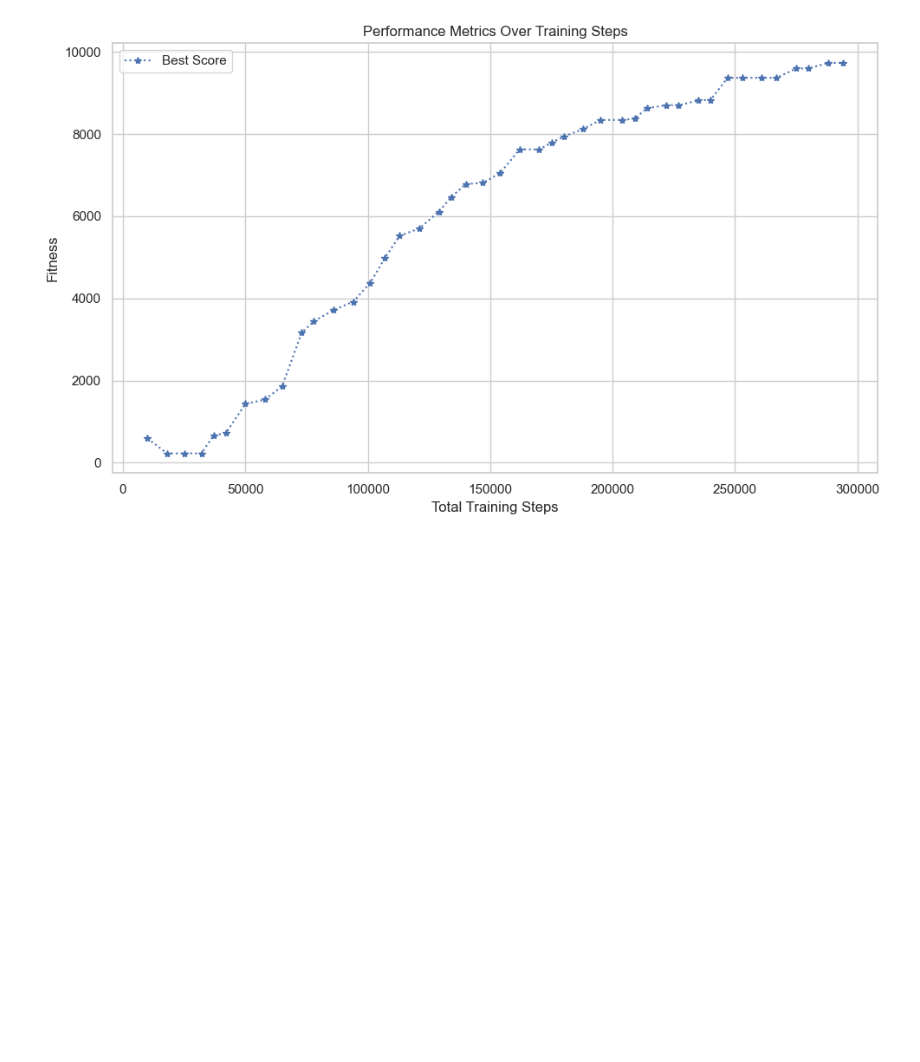
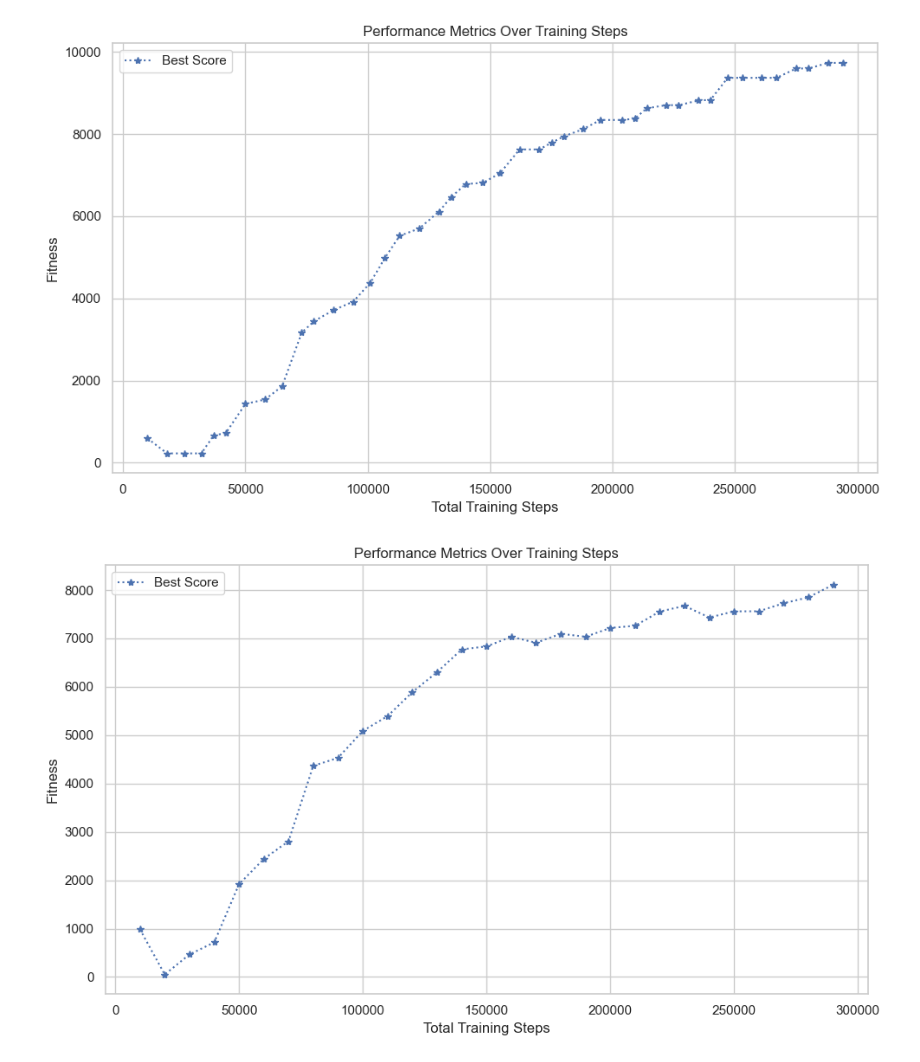
Before and after one commit to pweglik/stochastic-systems, a Jupyter notebook: CEM-RL/read_logs.ipynb, the cells around one changed output. Cells and saved outputs as stored; diff of their text form; code cells hidden in the pictures; blank space fills up the shorter version.

Commit message:
adding another results from another training tactic

```diff
--- a/CEM-RL/read_logs.ipynb
+++ b/CEM-RL/read_logs.ipynb
@@ -56,3 +56,9 @@ data = pd.read_pickle("./results/HalfCheetah-v4-run6/log.pkl")
 plotting(data)
 # %% [output]
 [figure]
+# %%
+# 300k iters, roulette selection + one point crossover - no importance mixing
+data = pd.read_pickle("./results_no_im/HalfCheetah-v4-run8/log.pkl")
+plotting(data)
+# %% [output]
+[figure, added]
```
Also changed, not shown: parts of 2 cells of this notebook, 1 other file.
